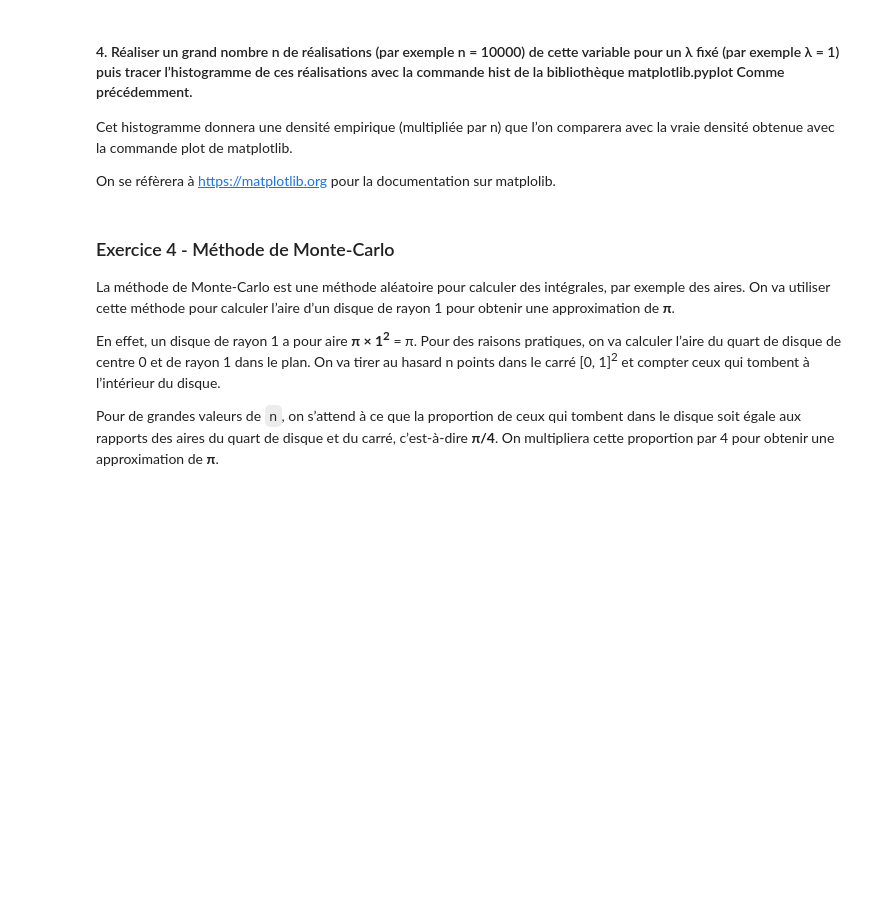
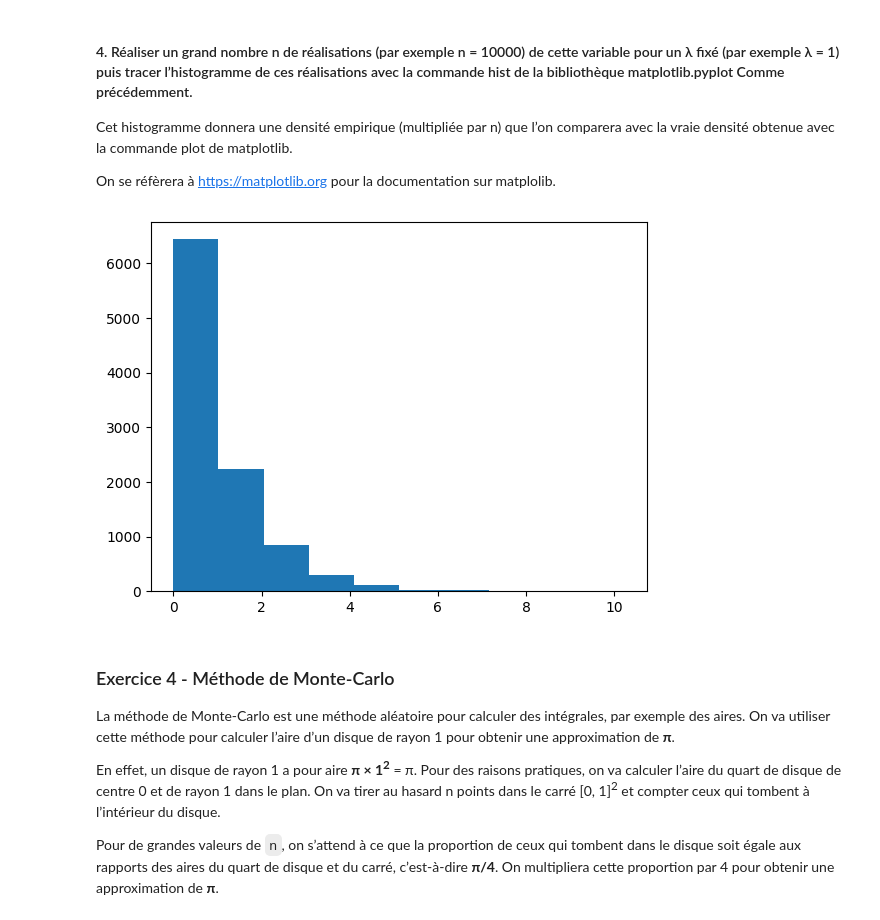
Before and after one commit to sillyash/BUT, a Jupyter notebook: S3-APP/R308_Maths_Stats/TP1_Ash_MERIENNE.ipynb, the cells around one changed output. Cells and saved outputs as stored; diff of their text form; code cells hidden in the pictures; blank space fills up the shorter version.

```diff
--- a/S3-APP/R308_Maths_Stats/TP1_Ash_MERIENNE.ipynb
+++ b/S3-APP/R308_Maths_Stats/TP1_Ash_MERIENNE.ipynb
@@ -201,5 +200,16 @@ $$ P(Y \leq x) = F(x) $$
 # %% [markdown]
 #### 3. Ecrire la fonction `exponentielle(λ)`
 # %%
-def exponentielle(lamb):
-    return None
+import math
+
+def exponentielle(l: float) -> float:
+    if l <= 0:
+        print("Le paramètre λ doit être strictement positif.")
+        return -1
+    U = random.random()
+    Y = -math.log(1 - U) / l
+    return Y
+
+# Exemple d'utilisation
+l = 2.0
+print("Valeur exponentielle générée avec λ =", l, ":", exponentielle(l))
@@ -210,7 +222,14 @@ Cet histogramme donnera une densité empirique (multipliée par n) que l’on co
 
 On se réfèrera à https://matplotlib.org pour la documentation sur matplolib.
 # %%
+l = 1.0
 n = 10000
+
+li = [exponentielle(l) for x in range(n)]
+plt.hist(li)
+plt.show()
+# %% [output]
+[figure, added]
 # %% [markdown]
 ### Exercice 4 - Méthode de Monte-Carlo
 
```
Also changed, not shown: parts of 14 cells of this notebook.
